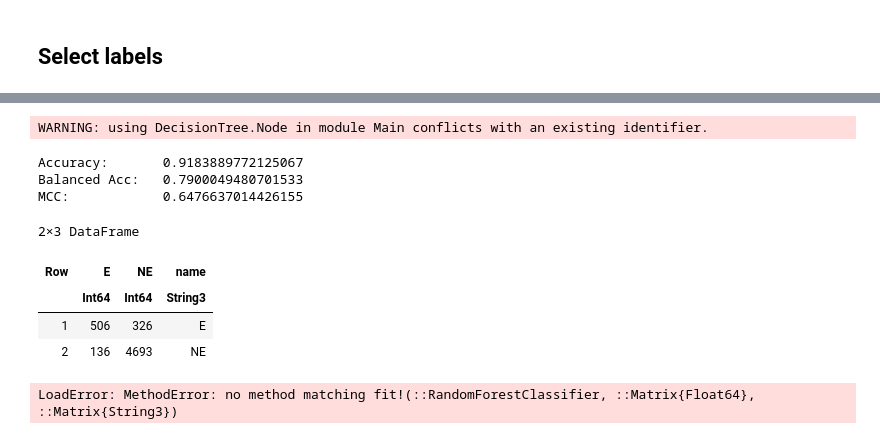
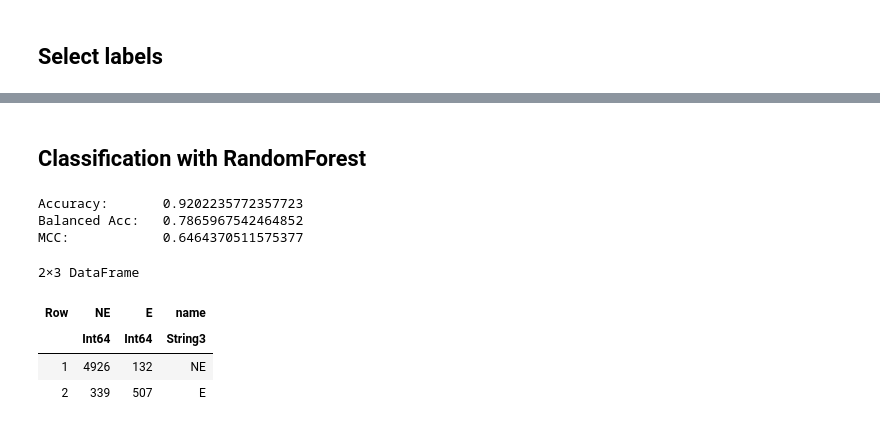
Before and after one commit to giordamaug/BIOMAT2022, a Jupyter notebook: notebooks/BIOMAT2022_workbench_julia.ipynb, the cells around one changed output, grey strips where cells are left out. Saved outputs shown, nothing was run; the diff lists cells and outputs as text; code cells hidden in the pictures.

```diff
--- a/notebooks/BIOMAT2022_workbench_julia.ipynb
+++ b/notebooks/BIOMAT2022_workbench_julia.ipynb
@@ -5,7 +11,7 @@ using CSV
 using DataFrames
 using Statistics
 
-df = CSV.File("../KIDNEY/node_attributes_noNA.csv", typemap=Dict(Int => Float64)) |> DataFrame    # read the attribute file
+df = CSV.File("../$dataset/node_attributes.csv", typemap=Dict(Int => Float64)) |> DataFrame    # read the attribute file
 df = unique(df, :name)      # remove possible duplicated genes
 genenames = df[!, :name]
 first(df, 15)
@@ -95,7 +101,7 @@ df[!, :name] = genenames
 # %% [markdown]
 ## Load labels
 # %%
-dfl = CSV.File("../KIDNEY/node_labels.csv", typemap=Dict(Int => Float64)) |> DataFrame    # read the attribute file
+dfl = CSV.File("../$dataset/node_labels.csv", typemap=Dict(Int => Float64)) |> DataFrame    # read the attribute file
 dfl = unique(dfl, :name)         # remove gene duplicates
 dfl = filter(:most_freq => !ismissing, dfl)
 # %% [output]
@@ -173,4 +179,4 @@ dfall = innerjoin(dfl,df; on=:name)[!, Not(r"ACH-")]         # join labels and a
 # %%
-dfe = CSV.File("../KIDNEY/embeddings/PPI_Node2Vec_64.csv") |> DataFrame    # read the attribute file
+dfe = CSV.File("../$dataset/embeddings/PPI_Node2Vec_64.csv") |> DataFrame    # read the attribute file
 dfall = innerjoin(dfall,dfe; on=:name)               # join labels/attributes dataframe with embedding
 # %% [output]
@@ -203,26 +208,0 @@ typeof(X), size(X), typeof(y), size(y)
-# %%
-using MLJBase
-using MLJ
-using LightGBM
-using StableRNGs
-using CategoricalArrays
-using ScikitLearn
-
-folds = ScikitLearn.CrossValidation.StratifiedKFold(y, n_folds=5)
-
-LIGHTGBM_SOURCE = abspath("~/LightGBM-3.2.0")
-typeof(y)
-X[folds[1][1],:]
-vec(y[folds[1][1],:])
-# CategoricalArray(y)
-rng = StableRNG(566)
-train, test = partition(eachindex(y), 0.7, shuffle=true, rng=rng)
-cv=CV(nfolds=3)
-model = LightGBM.MLJInterface.LGBMClassifier()
-#mach = machine(model, X, y)
-#evaluate(mach, resampling=cv, measure=l2, verbosity=0)
-ŷ = []
-for i in 1:5
-    MLJ.fit!(model, X[folds[i][1],:], vec(y[folds[i][1],:]))
-    append!(ŷ, MLJ.predict(model, X[folds[i][2],:]))
-end
@@ -234,44 +276,40 @@ LoadError: MethodError: no method matching fit!(::LightGBM.MLJInterface.LGBMClas
+# %% [markdown]
+## Classification with RandomForest
 # %%
 using ScikitLearn.CrossValidation: cross_val_predict
 using DecisionTree
 using MLJBase
 using MLJ
 using CategoricalArrays
 
 using LightGBM
 LIGHTGBM_SOURCE = abspath("~/LightGBM-3.2.0")
 
 function confusionmatrix(predictions, labels)
    classes = vec(unique(labels))
    d = size(classes)[1]
    idx = Dict(zip(classes,Vector(1:d)))
    c = zeros(Int64, d,d)
    for i in 1:size(labels)[1]
        c[idx[labels[i]] ,idx[predictions[i]]] += 1
    end
    df = DataFrame(c, classes)
    df[!, :name] = classes
    return df
 end
+y_targets = convert(CategoricalArray{String3,1,UInt32}, y)
 model = DecisionTree.RandomForestClassifier()
-ŷ = CategoricalArray(cross_val_predict(model, X, y; cv=5))
-y = CategoricalArray(y)
-println("Accuracy: \t$(MLJBase.Accuracy()(ŷ,y))")
-println("Balanced Acc: \t$(MLJBase.BalancedAccuracy()(ŷ,y))")
-println("MCC: \t\t$(MLJBase.MatthewsCorrelation()(ŷ,y))")
+ŷ = convert(CategoricalArray{String3,1,UInt32}, cross_val_predict(model, X, y; cv=5))
+println("Accuracy: \t$(MLJBase.Accuracy()(ŷ,y_targets))")
+println("Balanced Acc: \t$(MLJBase.BalancedAccuracy()(ŷ,y_targets))")
+println("MCC: \t\t$(MLJBase.MatthewsCorrelation()(ŷ,y_targets))")
 confusionmatrix(ŷ,y)
 # %% [output]
-WARNING: using DecisionTree.Node in module Main conflicts with an existing identifier.
+Accuracy:       0.9202235772357723
+Balanced Acc:   0.7865967542464852
+MCC:            0.6464370511575377
-Accuracy:       0.9183889772125067
-Balanced Acc:   0.7900049480701533
-MCC:            0.6476637014426155
+2×3 DataFrame
-2×3 DataFrame
-| Row | E | NE | name |
+| Row | NE | E | name |
 |  | Int64 | Int64 | String3 |
-| 1 | 506 | 326 | E |
-| 2 | 136 | 4693 | NE |
+| 1 | 4926 | 132 | NE |
+| 2 | 339 | 507 | E |
-# %%
-y = Matrix(DataFrames.select(dfall, [:most_freq]))
-MLJ.fit!(model, X, y)
-# %% [output]
-LoadError: MethodError: no method matching fit!(::RandomForestClassifier, ::Matrix{Float64}, ::Matrix{String3})
```
Also changed, not shown: parts of 15 cells of this notebook.
